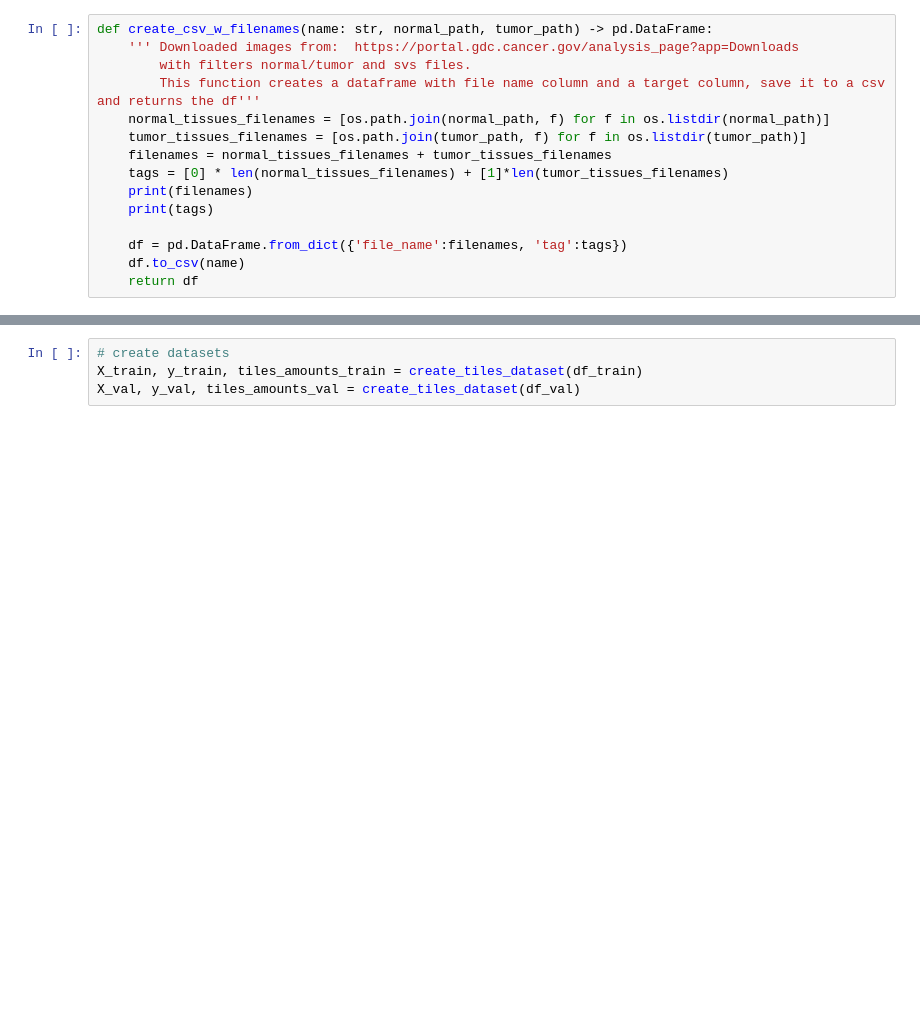
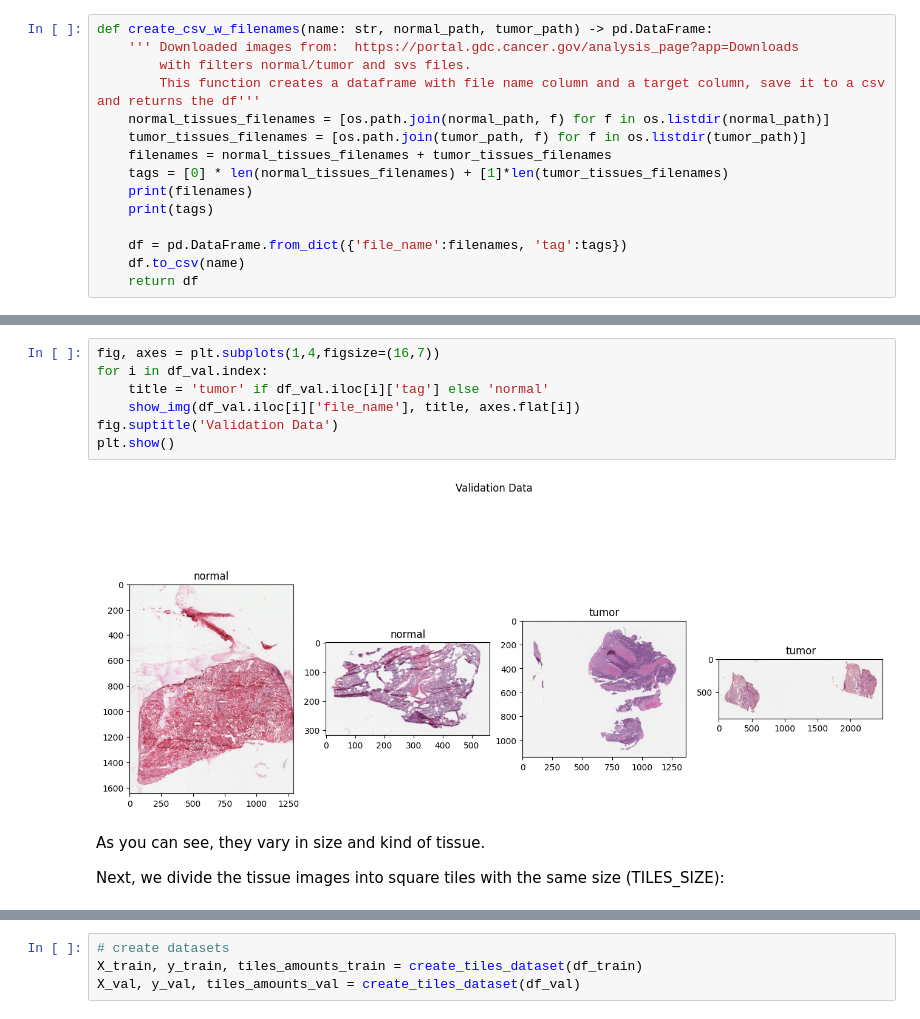
Before and after one commit to Mayorov-Lior/tumors_recognition, a Jupyter notebook: predict.ipynb, the cells around one changed output, grey strips where cells are left out. Cells and saved outputs as stored; diff of their text form; blank space fills up the shorter version.

```diff
--- a/predict.ipynb
+++ b/predict.ipynb
@@ -93,3 +97,16 @@ def examine_tissues(df:pd.DataFrame = None, path_to_folder: str = None) -> None:
+# %%
+fig, axes = plt.subplots(1,4,figsize=(16,7))
+for i in df_val.index:
+    title = 'tumor' if df_val.iloc[i]['tag'] else 'normal'
+    show_img(df_val.iloc[i]['file_name'], title, axes.flat[i])
+fig.suptitle('Validation Data')
+plt.show()
+# %% [output]
+[figure, added]
+# %% [markdown]
+As you can see, they vary in size and kind of tissue.
+
+Next, we divide the tissue images into square tiles with the same size (TILES_SIZE):
 # %%
 def keep_tile(tile: np.array) -> np.array:
     return sum(sum(sum(tile > TILE_PIXEL_THRESHOLD))) / (TILES_SIZE*TILES_SIZE*3) < TILE_DROP_THRESHOLD
```
Also changed, not shown: parts of 21 cells of this notebook, 1 other file.
